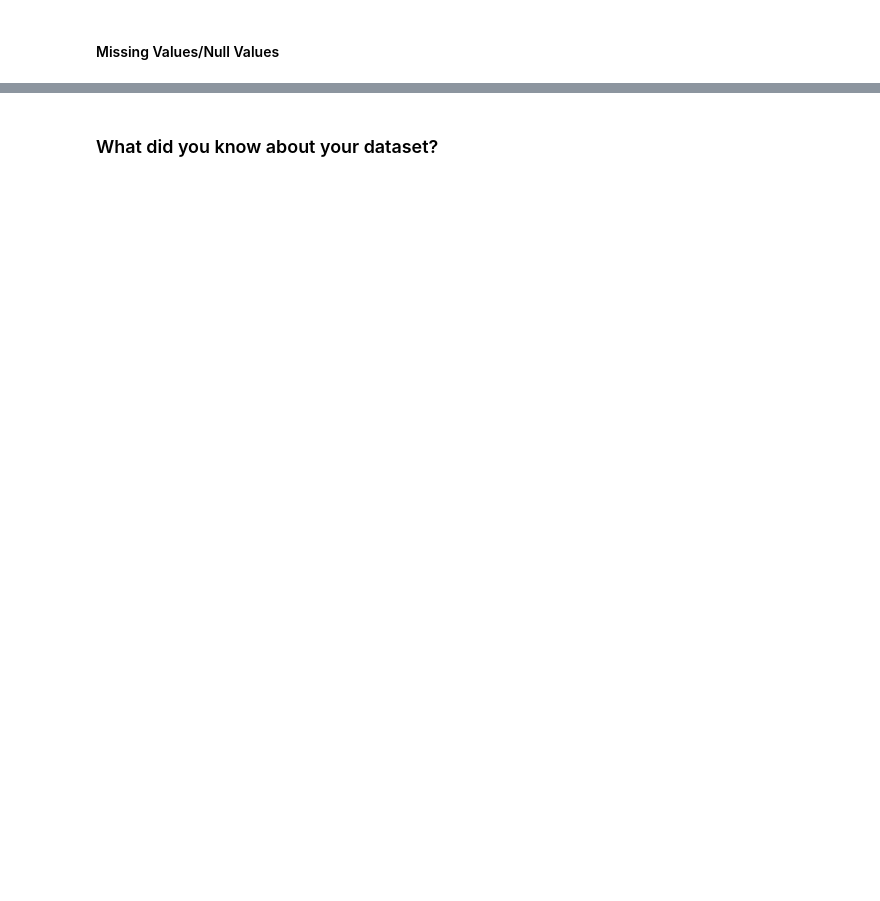
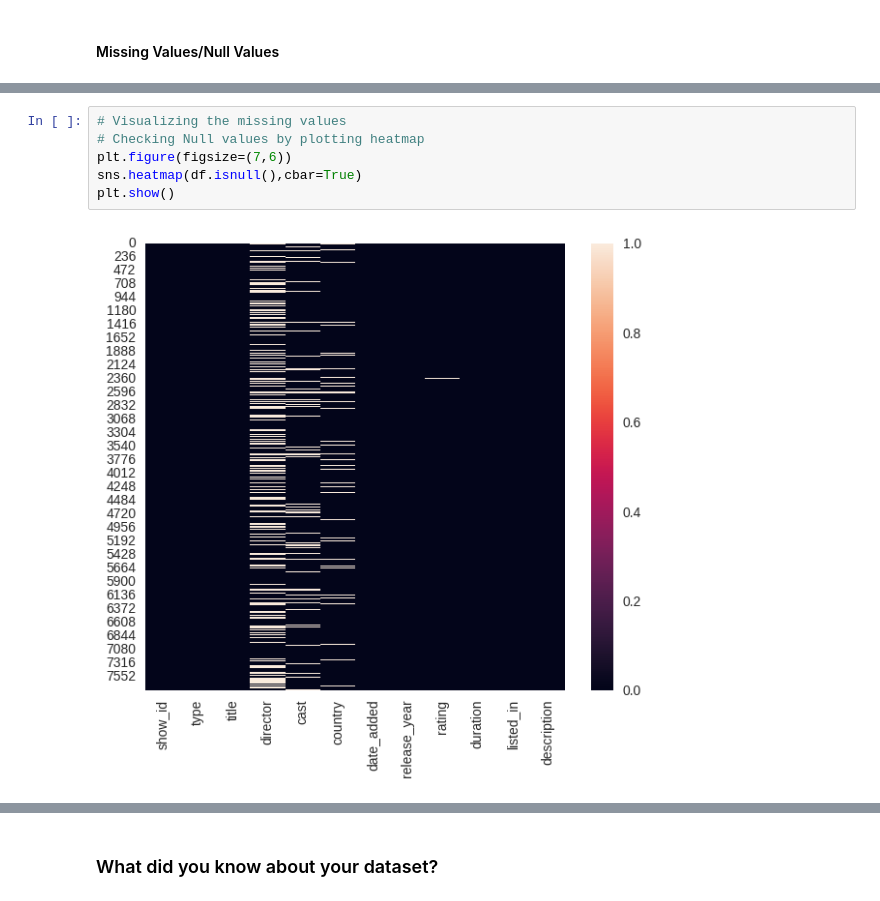
Before and after one commit to Nileshkl/Unsupervised-ML--Netflix-Movies-and-TV-Shows-Clustering, a Jupyter notebook: Capstone_Project_Unsupervised_ML_Netflix_Movies_and_TV_Shows_Clustering.ipynb, the cells around one changed output, grey strips where cells are left out. Drawn from its saved outputs; the diff is of its cells as text; blank space fills up the shorter version.

Commit message:
Data wrangling and missing values checking

```diff
--- a/Capstone_Project_Unsupervised_ML_Netflix_Movies_and_TV_Shows_Clustering.ipynb
+++ b/Capstone_Project_Unsupervised_ML_Netflix_Movies_and_TV_Shows_Clustering.ipynb
@@ -222,0 +253,8 @@ memory usage: 730.2+ KB
+# %%
+# Visualizing the missing values
+# Checking Null values by plotting heatmap
+plt.figure(figsize=(7,6))
+sns.heatmap(df.isnull(),cbar=True)
+plt.show()
+# %% [output]
+[figure, added]
```
Also changed, not shown: parts of 8 cells of this notebook.
